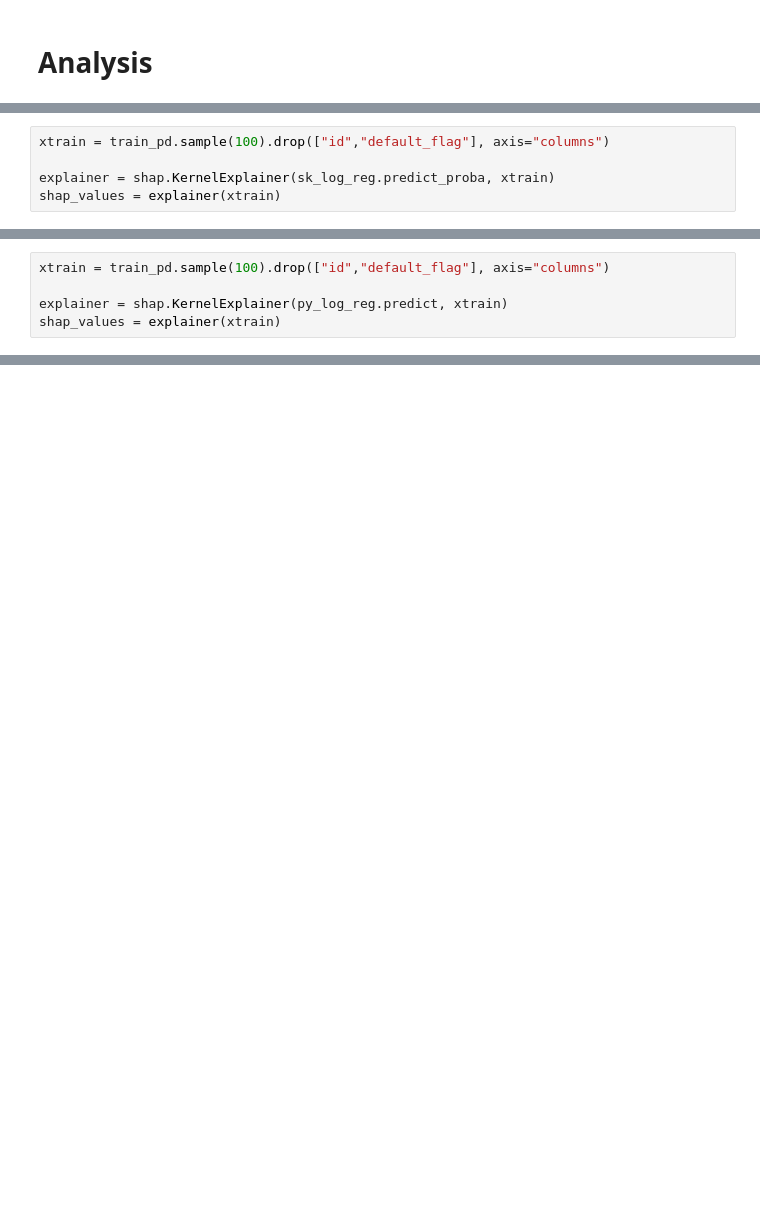
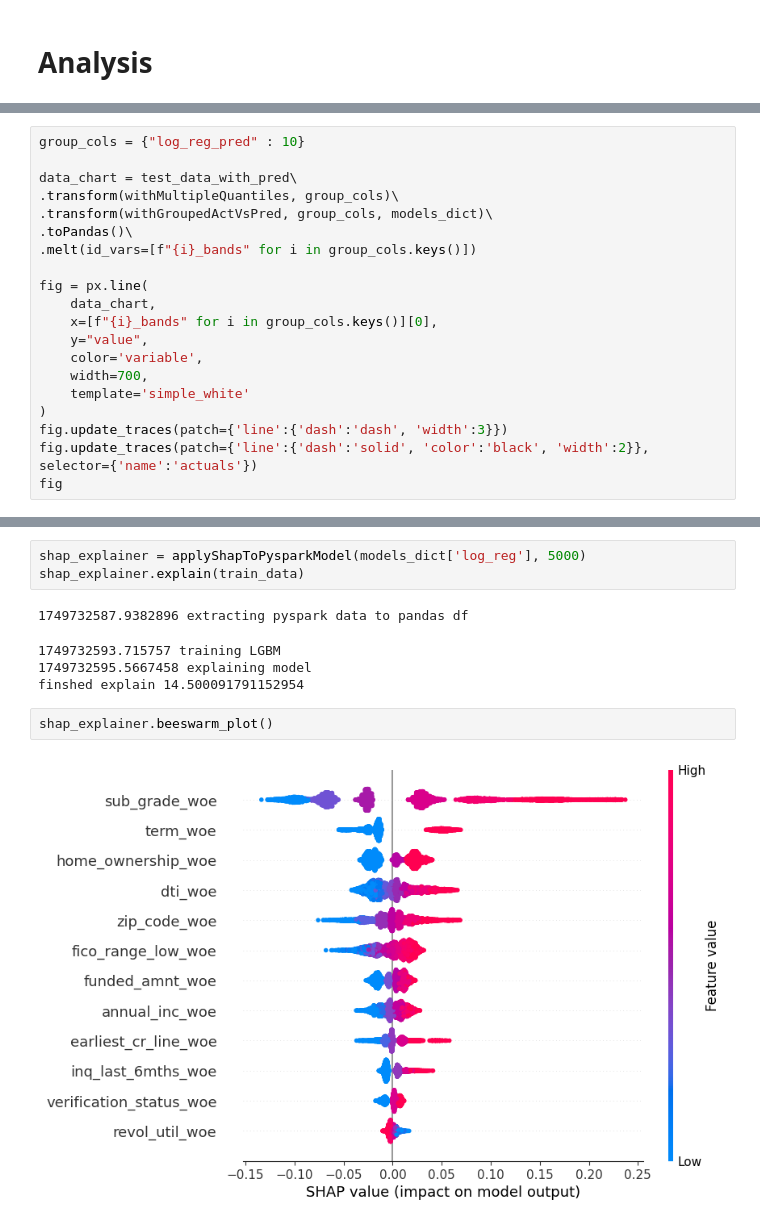
Before and after one commit to neon-belfante/lending-club-analysis, a Jupyter notebook: src/03.models_performance.ipynb, the cells around one changed output, grey strips where cells are left out. Drawn from its saved outputs; the diff is of its cells as text; blank space fills up the shorter version.

Commit message:
update lgbm

```diff
--- a/src/03.models_performance.ipynb
+++ b/src/03.models_performance.ipynb
@@ -216,5 +69,0 @@ shap.plots.beeswarm(shap_values, max_display=20, log_scale=True)
-# %%
-xtrain = train_pd.sample(100).drop(["id","default_flag"], axis="columns")
-
-explainer = shap.KernelExplainer(sk_log_reg.predict_proba, xtrain)
-shap_values = explainer(xtrain)
@@ -225,5 +69,0 @@ shap.plots.beeswarm(shap_values[:,:,1], max_display=20, log_scale=True)
-# %%
-xtrain = train_pd.sample(100).drop(["id","default_flag"], axis="columns")
-
-explainer = shap.KernelExplainer(py_log_reg.predict, xtrain)
-shap_values = explainer(xtrain)
@@ -233,0 +166,20 @@ shap.plots.beeswarm(shap_values[:,:,1], max_display=20)
+# %%
+group_cols = {"log_reg_pred" : 10}
+
+data_chart = test_data_with_pred\
+.transform(withMultipleQuantiles, group_cols)\
+.transform(withGroupedActVsPred, group_cols, models_dict)\
+.toPandas()\
+.melt(id_vars=[f"{i}_bands" for i in group_cols.keys()])
+
+fig = px.line(
+    data_chart,
+    x=[f"{i}_bands" for i in group_cols.keys()][0],
+    y="value",
+    color='variable',
+    width=700,
+    template='simple_white'
+)
+fig.update_traces(patch={'line':{'dash':'dash', 'width':3}})
+fig.update_traces(patch={'line':{'dash':'solid', 'color':'black', 'width':2}}, selector={'name':'actuals'})
+fig
@@ -258,0 +275,12 @@ class applyShap:
+# %%
+shap_explainer = applyShapToPysparkModel(models_dict['log_reg'], 5000)
+shap_explainer.explain(train_data)
+# %% [output]
+1749732587.9382896 extracting pyspark data to pandas df
+1749732593.715757 training LGBM
+1749732595.5667458 explaining model
+finshed explain 14.500091791152954
+# %%
+shap_explainer.beeswarm_plot()
+# %% [output]
+[figure, added]
```
Also changed, not shown: parts of 29 cells of this notebook, 4 other files.
